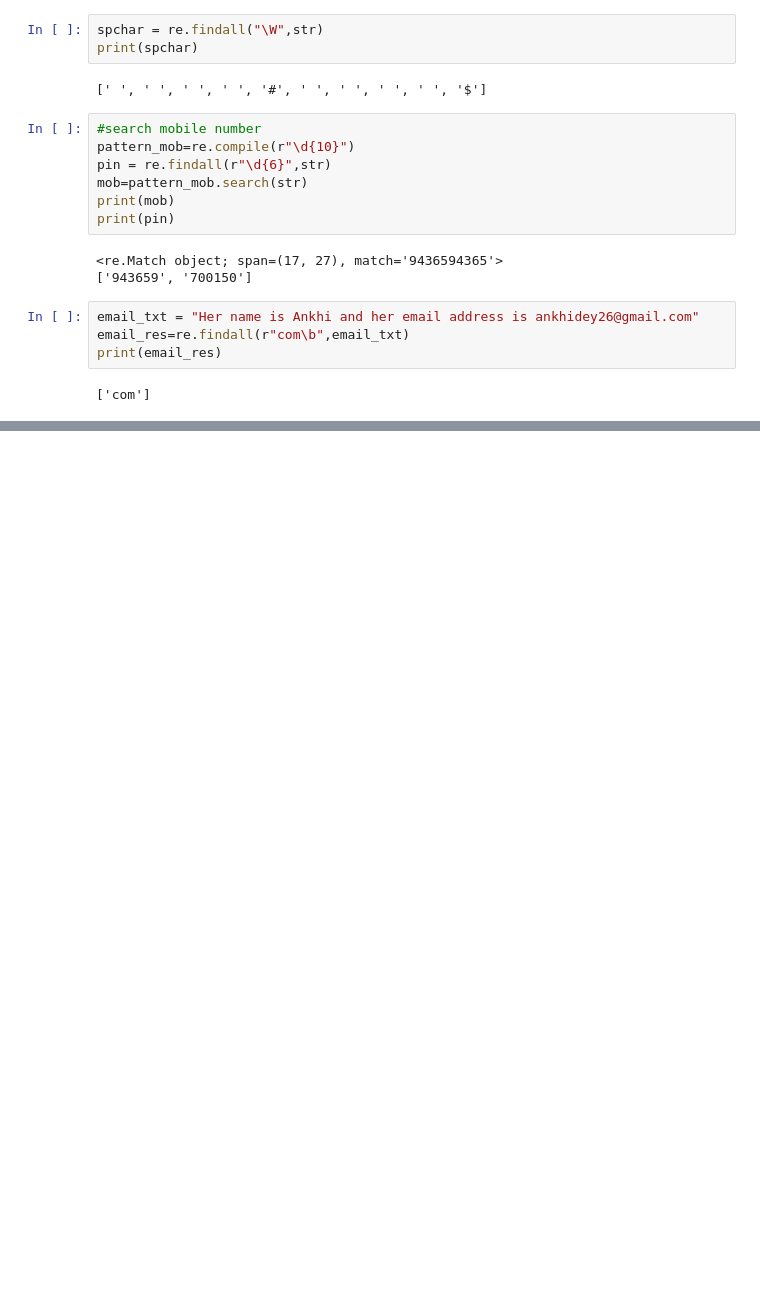
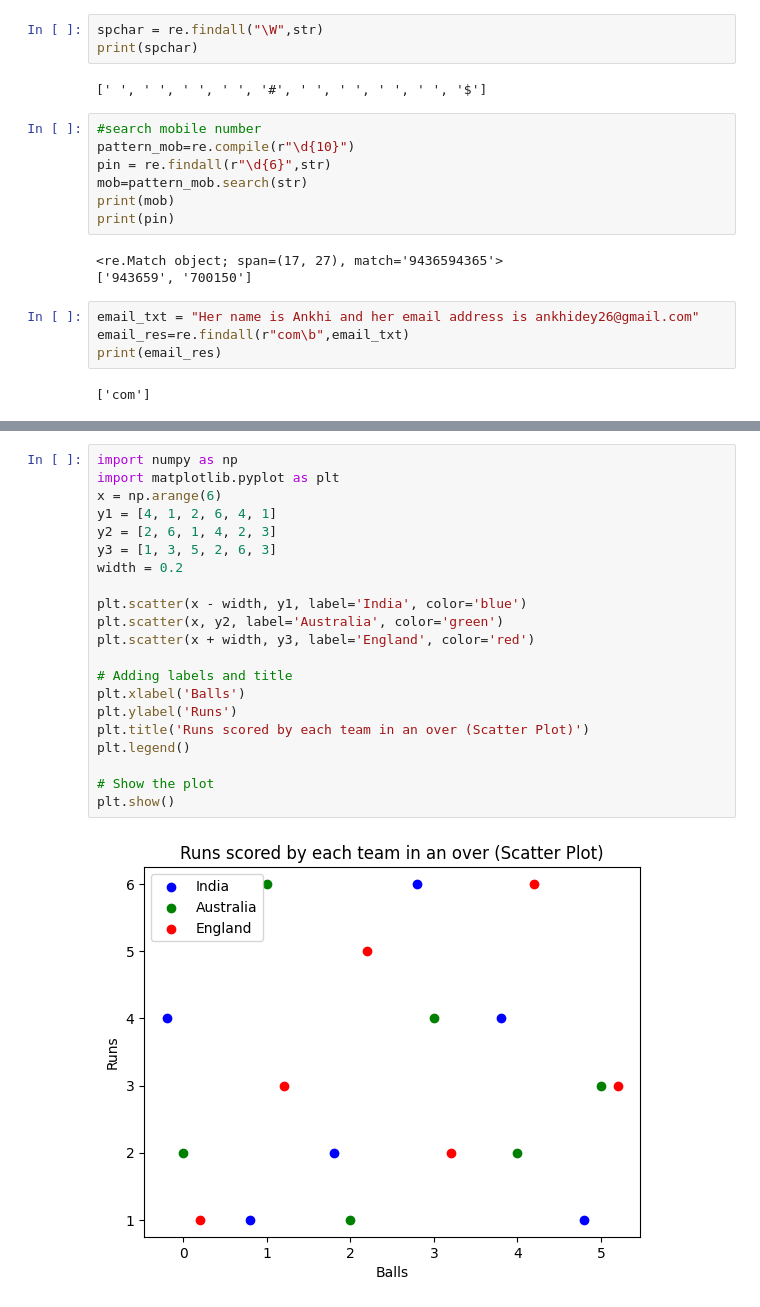
Before and after one commit to dementr05/python_notes-jupiter, a Jupyter notebook: regx_python.ipynb, the cells around one changed output, grey strips where cells are left out. Cells and saved outputs as stored; diff of their text form; blank space fills up the shorter version.

```diff
--- a/regx_python.ipynb
+++ b/regx_python.ipynb
@@ -287,0 +378,23 @@ Extracted email: ankhidey26@gmail.com
+# %%
+import numpy as np
+import matplotlib.pyplot as plt
+x = np.arange(6)
+y1 = [4, 1, 2, 6, 4, 1]
+y2 = [2, 6, 1, 4, 2, 3]
+y3 = [1, 3, 5, 2, 6, 3]
+width = 0.2
+
+plt.scatter(x - width, y1, label='India', color='blue')
+plt.scatter(x, y2, label='Australia', color='green')
+plt.scatter(x + width, y3, label='England', color='red')
+
+# Adding labels and title
+plt.xlabel('Balls')
+plt.ylabel('Runs')
+plt.title('Runs scored by each team in an over (Scatter Plot)')
+plt.legend()
+
+# Show the plot
+plt.show()
+# %% [output]
+[figure, added]
```
Also changed, not shown: parts of 13 cells of this notebook, 1 other file.
